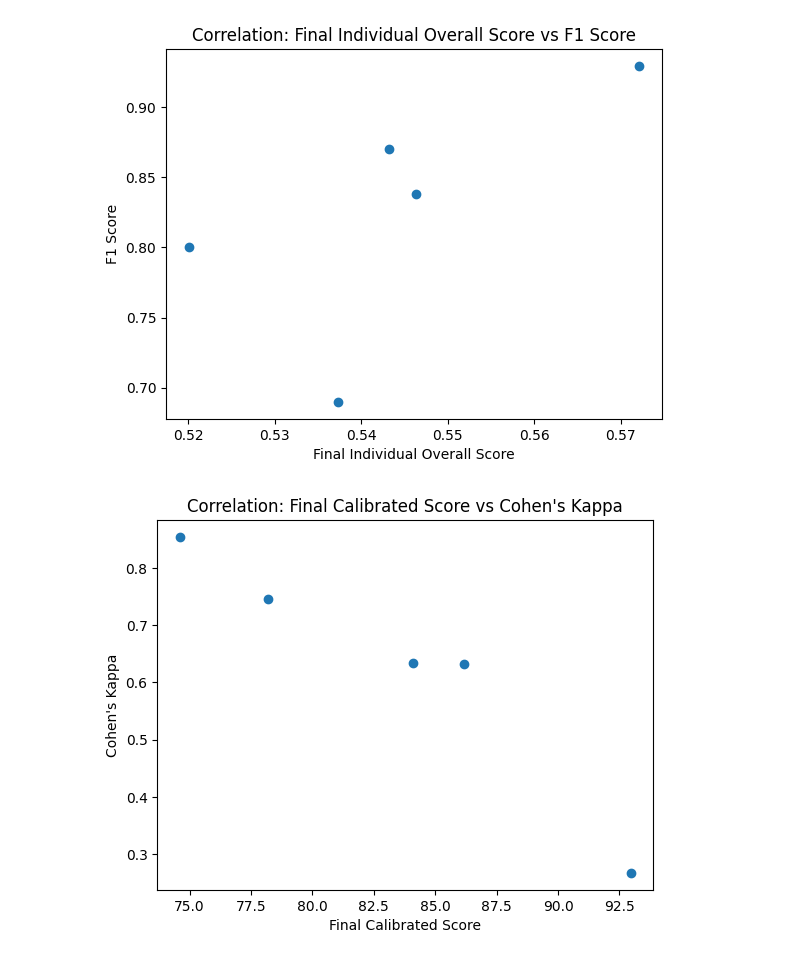
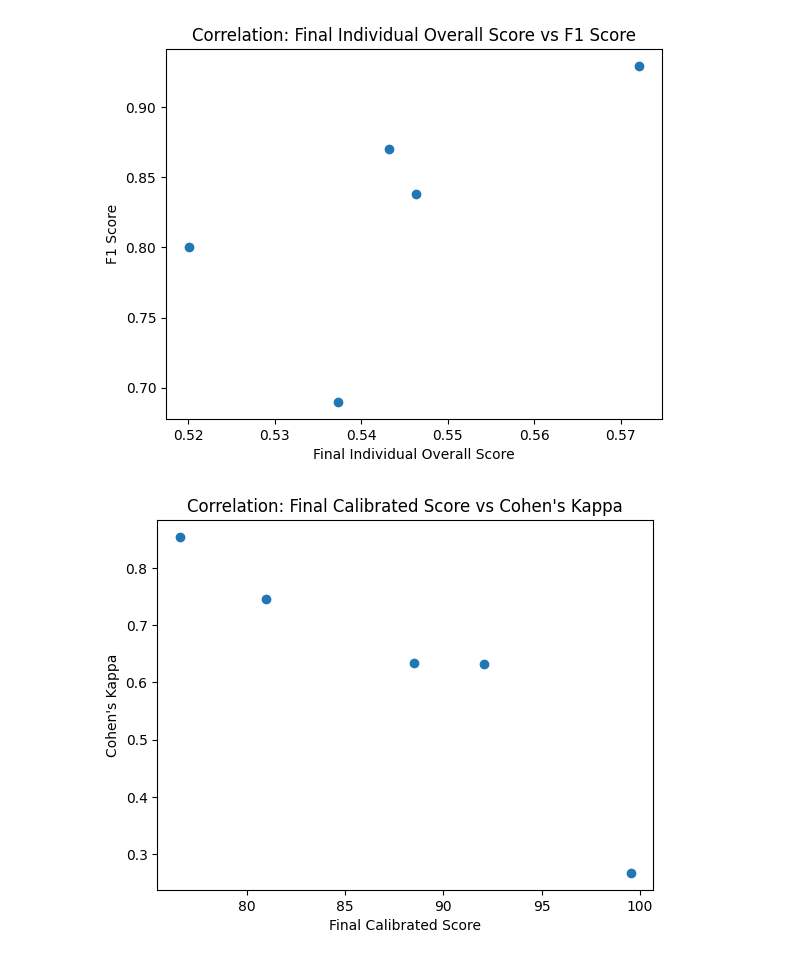
Before and after one commit to isabel-ronan/localSyntheticData, a Jupyter notebook: comparing_all.ipynb, the cells around one changed output. Cells and saved outputs as stored; diff of their text form; code cells hidden in the pictures.

```diff
--- a/comparing_all.ipynb
+++ b/comparing_all.ipynb
@@ -15,11 +15,14 @@ human_results_localraw = pd.DataFrame({
 })
 # %%
 # make individual metric datasets
-individual_metrics_kwtest = pd.read_csv('./keyWordLdaMataveTest/outputScores/dataset_summary.csv')
-individual_metrics_localraw = pd.read_csv('./rawLocalImplementation/outputScores/dataset_summary.csv')
+individual_metrics_kwtest = pd.read_csv('./keyWordLdaMataveTest/outputScores/evaluated_scaled_results.csv')
+individual_metrics_localraw = pd.read_csv('./rawLocalImplementation/outputScores/evaluated_scaled_results.csv')
 all_individual_metrics = pd.concat([individual_metrics_kwtest, individual_metrics_localraw])
+all_notes = all_individual_metrics.groupby('generation_type')['number_of_notes'].sum().reset_index()
+all_individual_metrics = all_individual_metrics.drop(columns=['topic_model', 'dataset', 'needs', 'prompt_id', 'number_of_notes', 'sentiment', 'subjectivity'])
+all_individual_metrics = all_individual_metrics.groupby('generation_type').mean().reset_index()
 
 all_individual_metrics['model'] = [name.replace('fakeOnlineGPT3', 'gpt3Notes').replace('fakeOnlineGPT4', 'gpt4Notes') for name in all_individual_metrics['generation_type']]
-all_individual_metrics['individual_metric_overall'] = all_individual_metrics['overall_score']
+all_individual_metrics['Original Metric Mean'] = all_individual_metrics['overall_score']
 all_individual_metrics.drop(columns=['generation_type', 'overall_score'], inplace=True)
 all_individual_metrics = all_individual_metrics[all_individual_metrics['model'] != 'fakeLocal']
@@ -72,7 +76,7 @@ for metric in std_dev.index:
         reliability[metric] = 0
 
     else:
-        reliability[metric] = 1 / std_dev[metric]
+        reliability[metric] = 1 / std_dev[metric] ** 2
 
 if reliability.sum() == 0:
     raise ValueError(
@@ -94,7 +98,7 @@ for m in metric_cols:
 
 weights = reliability / reliability.sum()
 
-calibrated["final_score"] = (
+calibrated["Framework Score"] = (
     calibrated[metric_cols] * weights
 ).sum(axis=1)
 # %%
@@ -102,5 +106,14 @@ merged = all_human_comparisons.merge(calibrated, on="model", how="inner")
 # %%
 merged = merged.merge(all_individual_metrics, on='model', how="inner")
 # %%
-merged
+merged = merged.rename(columns={
+    "final_score": "Framework Score",
+    "bertscore": "BERTScore",
+    "meteor": "METEOR",
+    "abs_sentiment_diff": "Abs Sentiment Diff",
+    "abs_subjectivity_diff": "Abs Subjectivity Diff",
+    "original_metric_mean": "Original Metric Mean",
+})
+
+merged[['model', 'F1 Score', "Cohen's Kappa", 'Framework Score', 'Original Metric Mean']]
 # %% [output]
@@ -113,7 +126,7 @@ merged
 # %%
 all_results_for_df = []
 for comparison in ["F1 Score", "Cohen's Kappa"]:
-    for metric in ["CHI", "ZIPF", "CLASSIFIER", "IRPR", "FID", "PR", "DC", "MAUVE", "TRADITIONAL", "ZERO", "final_score", "individual_metric_overall"]:
+    for metric in ["CHI", "ZIPF", "CLASSIFIER", "IRPR", "FID", "PR", "DC", "MAUVE", "TRADITIONAL", "ZERO", "Framework Score", "BERTScore", "METEOR", "Abs Sentiment Diff", "Abs Subjectivity Diff", "Original Metric Mean"]:
         # Pearson is standardized and works best for linear relationships.
         p_corr, pp_value = pearsonr(
             merged[metric],
@@ -145,7 +158,7 @@ for comparison in ["F1 Score", "Cohen's Kappa"]:
         })
 
     plt.scatter(
-    merged["final_score"],
+    merged["Framework Score"],
     merged[comparison]
     )
 
@@ -155,7 +168,7 @@ for comparison in ["F1 Score", "Cohen's Kappa"]:
     plt.show()
 
     plt.scatter(
-    merged["individual_metric_overall"],
+    merged["Original Metric Mean"],
     merged[comparison]
     )
 
@@ -168,5 +181,5 @@ for comparison in ["F1 Score", "Cohen's Kappa"]:
 [figure]
-[figure, old version]
+[figure, new version]
 [figure]
 # %%
 statistical_tests = pd.DataFrame(all_results_for_df)
```
Also changed, not shown: parts of 5 cells of this notebook, 6 other files.
